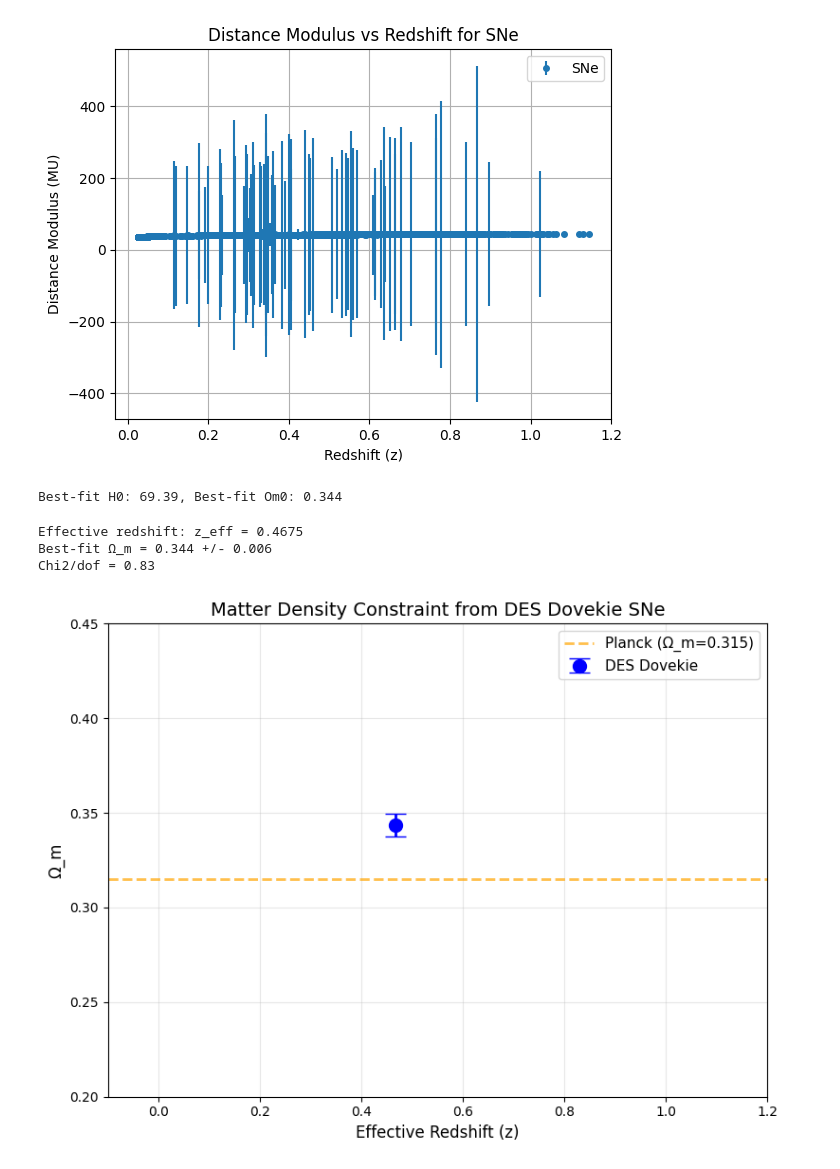
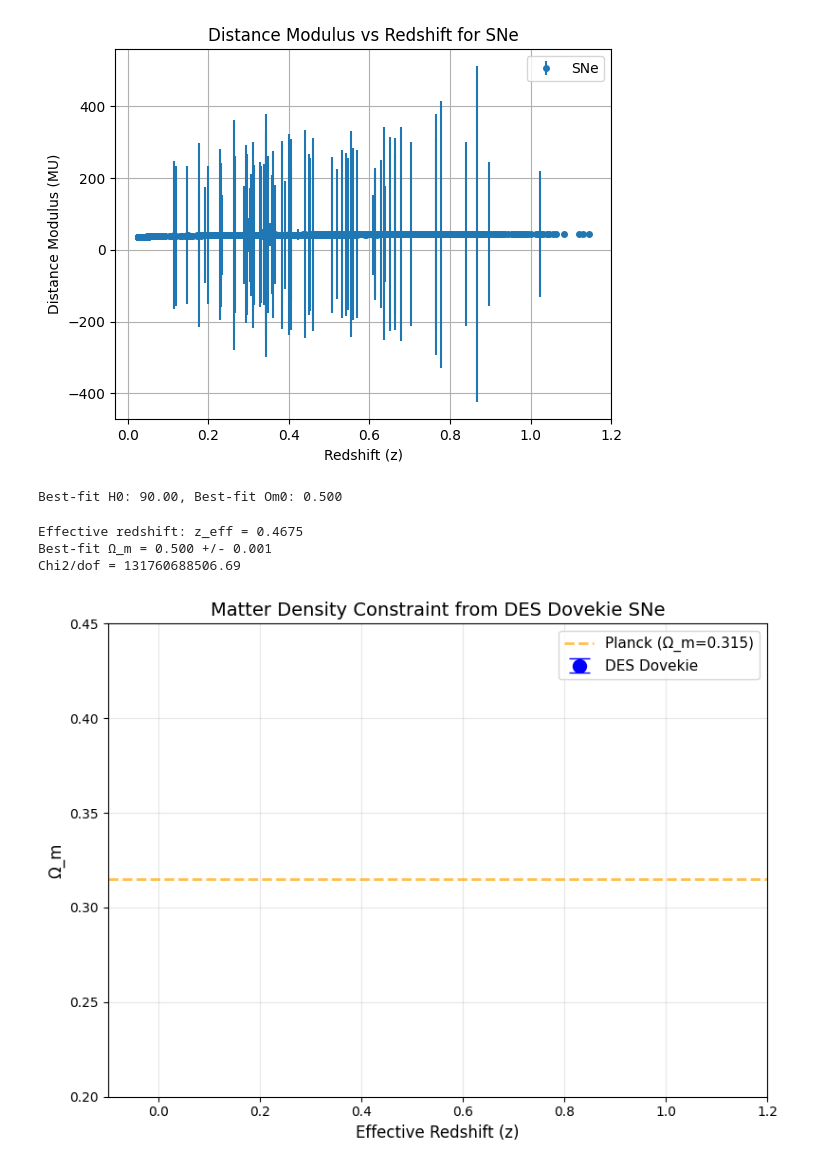
Before and after one commit to ShBrady/MSc-Thesis, a Jupyter notebook: CODE.ipynb, the cells around one changed output. Saved outputs shown, nothing was run; the diff lists cells and outputs as text; code cells hidden in the pictures.

```diff
--- a/CODE.ipynb
+++ b/CODE.ipynb
@@ -35,7 +35,7 @@ if "ISDATA_REAL" in hd.columns:
 # Require physical CMB-frame redshift
 hd = hd[hd["zHD"] > 0]
 # Remove rows with missing values in key columns
-needed = ["zHD", "MU", "MUERR", "MUERR_SYS"]
+needed = ["zHD", "zHEL", "MU", "MUERR", "MUERR_SYS"]
 hd = hd.dropna(subset=needed)
 # %%
 hd["MUERR_TOT"] = np.sqrt(
@@ -43,7 +43,7 @@ hd["MUERR_TOT"] = np.sqrt(
 )
 # %%
 cosmo = hd[
-    ["CID", "zHD", "MU", "MUERR_TOT"]
+    ["CID", "zHD", "zHEL", "MU", "MUERR_TOT"]
 ].rename(columns={"zHD": "z"})
 
 cosmo = cosmo.sort_values("z").reset_index(drop=True)
@@ -88,63 +99,63 @@ plt.show()
 # %%
-def fitting_function(params, z, mu_obs, mu_err):
+def fitting_function(params, z, zHEL, mu_obs, mu_err):
     H0 = params[0]
     Om0 = params[1]
     cosmo_model = FlatLambdaCDM(H0=H0, Om0=Om0)
     d_L = cosmo_model.luminosity_distance(z).value  # in Mpc
-    mu_model = 5 * np.log10(d_L) + 25
+    #mu_model = 5 * np.log10(d_L) * (1.0 + zHEL) * (d_L - 1)+ 25
     chi2 = np.sum(((mu_obs - mu_model) / mu_err) ** 2)
     return chi2
 
 initial_params = [70, 0.3]  # Initial guess for H0 and Om0
-result = minimize(fitting_function, initial_params, args=(cosmo["z"].values, cosmo["MU"].values, cosmo["MUERR_TOT"].values), bounds=((50, 90), (0.1, 0.5)))
+result = minimize(fitting_function, initial_params, args=(cosmo["z"].values, cosmo["zHEL"].values, cosmo["MU"].values, cosmo["MUERR_TOT"].values), bounds=((50, 90), (0.1, 0.5)))
 best_H0, best_Om0 = result.x
 print(f"Best-fit H0: {best_H0:.2f}, Best-fit Om0: {best_Om0:.3f}")
 # %% [output]
-Best-fit H0: 69.39, Best-fit Om0: 0.344
+Best-fit H0: 90.00, Best-fit Om0: 0.500
 # %%
 # Calculate effective redshift
 z_eff = cosmo["z"].mean()
 print(f"Effective redshift: z_eff = {z_eff:.4f}")
 
 # Estimate error on Omega_m by finding where chi2 increases by 1
-chi2_best = fitting_function([best_H0, best_Om0], cosmo["z"].values, cosmo["MU"].values, cosmo["MUERR_TOT"].values)
+chi2_best = fitting_function([best_H0, best_Om0], cosmo["z"].values, cosmo["zHEL"].values, cosmo["MU"].values, cosmo["MUERR_TOT"].values)
 
 # Search to the right (higher Om0)
 Om_right = best_Om0
 step = 0.001
-while fitting_function([best_H0, Om_right], cosmo["z"].values, cosmo["MU"].values, cosmo["MUERR_TOT"].values) - chi2_best < 1.0 and Om_right < 0.5:
+while fitting_function([best_H0, Om_right], cosmo["z"].values, cosmo["zHEL"].values, cosmo["MU"].values, cosmo["MUERR_TOT"].values) - chi2_best < 1.0 and Om_right < 0.5:
     Om_right += step
 
 # Search to the left (lower Om0)
 Om_left = best_Om0
-while fitting_function([best_H0, Om_left], cosmo["z"].values, cosmo["MU"].values, cosmo["MUERR_TOT"].values) - chi2_best < 1.0 and Om_left > 0.1:
+while fitting_function([best_H0, Om_left], cosmo["z"].values, cosmo["zHEL"].values, cosmo["MU"].values, cosmo["MUERR_TOT"].values) - chi2_best < 1.0 and Om_left > 0.1:
     Om_left -= step
 
 # Error is half the range
 Om_err = (Om_right - Om_left) / 2.0
 print(f"Best-fit Ω_m = {best_Om0:.3f} +/- {Om_err:.3f}")
 print(f"Chi2/dof = {chi2_best / (len(cosmo) - 2):.2f}")
 
 # Create constraint plot
 plt.figure(figsize=(8, 6))
 plt.errorbar(z_eff, best_Om0, yerr=Om_err, fmt='o', markersize=10, capsize=8, linewidth=2,
              label='DES Dovekie', color='blue')
 
 # Add Planck reference line
 plt.axhline(y=0.315, color='orange', linestyle='--', linewidth=2, alpha=0.7, label='Planck (Ω_m=0.315)')
 
 # Formatting
 plt.xlabel('Effective Redshift (z)', fontsize=12)
 plt.ylabel('Ω_m', fontsize=12)
 plt.title('Matter Density Constraint from DES Dovekie SNe', fontsize=14)
 plt.xlim(-0.1, 1.2)
 plt.ylim(0.2, 0.45)
 plt.grid(True, alpha=0.3)
 plt.legend(fontsize=11, loc='upper right')
 plt.tight_layout()
 plt.show()
 # %% [output]
 Effective redshift: z_eff = 0.4675
-Best-fit Ω_m = 0.344 +/- 0.006
-Chi2/dof = 0.83
+Best-fit Ω_m = 0.500 +/- 0.001
+Chi2/dof = 131760688506.69
-[figure, old version]
+[figure, new version]
```
Also changed, not shown: parts of 2 cells of this notebook, 1 other file.
